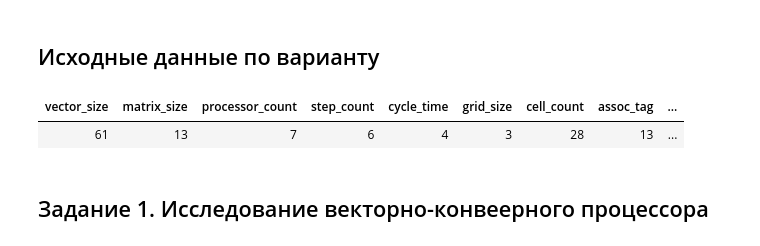
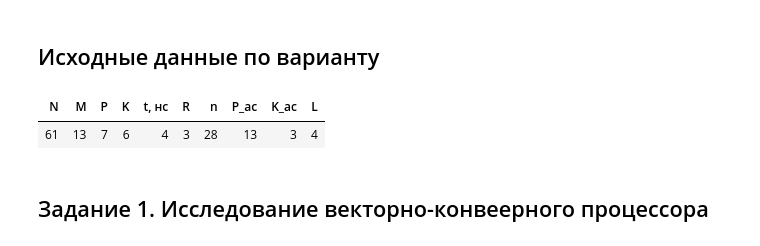
Before and after one commit to n0emo/uni, a Jupyter notebook: bachelors/term-8/information-system-architecture/lab-3/lab.ipynb, the cells around one changed output. Saved outputs shown, nothing was run; the diff lists cells and outputs as text; code cells hidden in the pictures.

```diff
--- a/bachelors/term-8/information-system-architecture/lab-3/lab.ipynb
+++ b/bachelors/term-8/information-system-architecture/lab-3/lab.ipynb
@@ -22,6 +22,9 @@ from IPython.display import HTML
 Функции отображения табличных данных
 # %%
 def render_cell(cell):
+    cell = getattr(cell, "item", lambda: cell)()  # 0-мерные массивы numpy
+    if isinstance(cell, float):
+        cell = f"{cell:.3f}".rstrip("0").rstrip(".")
     if cell is None:
         cell = "-"
     return f"        <td>{cell}</td>\n"
@@ -105,36 +108,39 @@ class VariantData:
 
     # Ассоциативный признак P
     assoc_tag: int
 
     # Коэффициент сложности K_ас
     complexity: int
 
     # Размер систолического массива L
     systolic_array_size: int
 
 
 def get_variant_data(group, number):
     g = int(group[-3:])
     s = number % 100
     return VariantData(
         vector_size=50 + g % 50,
         matrix_size=10 + s % 10,
         processor_count=4 + g % 8,
         step_count=3 + s % 5,
         cycle_time=1 + s % 10,
         grid_size=2 + g % 3,
         cell_count=16 + (g % 16) * 4,
         assoc_tag=s % 16,
         complexity=2 + s % 3,
         systolic_array_size=3 + s % 4,
     )
 
 
 d = get_variant_data("ИВБ-211", 13)
-display_table([d])
+display_table(
+    [d],
+    ["N", "M", "P", "K", "t, нс", "R", "n", "P_ас", "K_ас", "L"],
+)
 # %% [output]
-| vector_size | matrix_size | processor_count | step_count | cycle_time | grid_size | cell_count | assoc_tag | ... |
-| 61 | 13 | 7 | 6 | 4 | 3 | 28 | 13 | ... |
+| N | M | P | K | t, нс | R | n | P_ас | K_ас | L |
+| 61 | 13 | 7 | 6 | 4 | 3 | 28 | 13 | 3 | 4 |
 # %% [markdown]
 ## Задание 1. Исследование векторно-конвеерного процессора
 # %%
```
Also changed, not shown: parts of 8 cells of this notebook, 1 other file.
